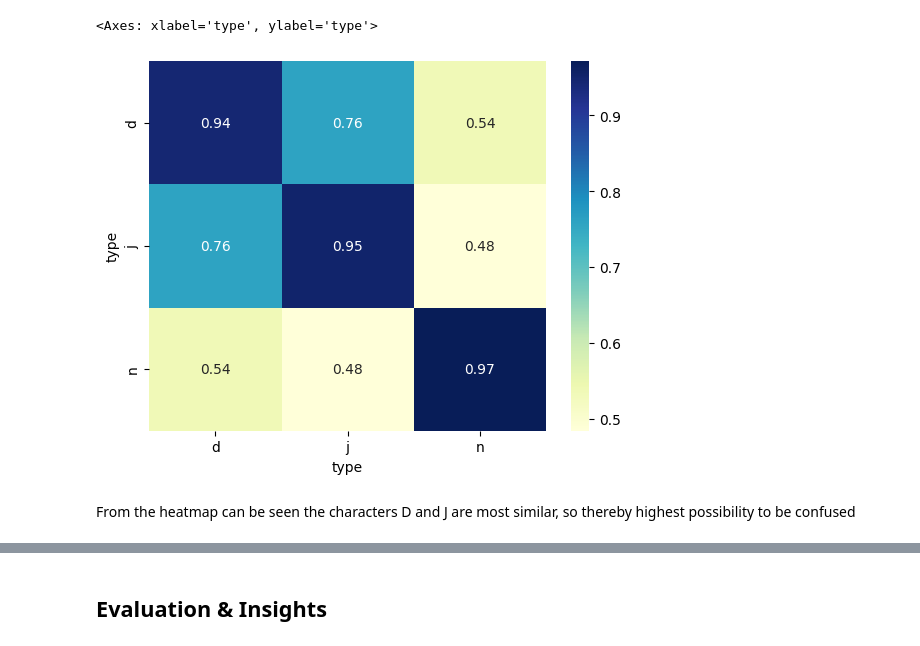
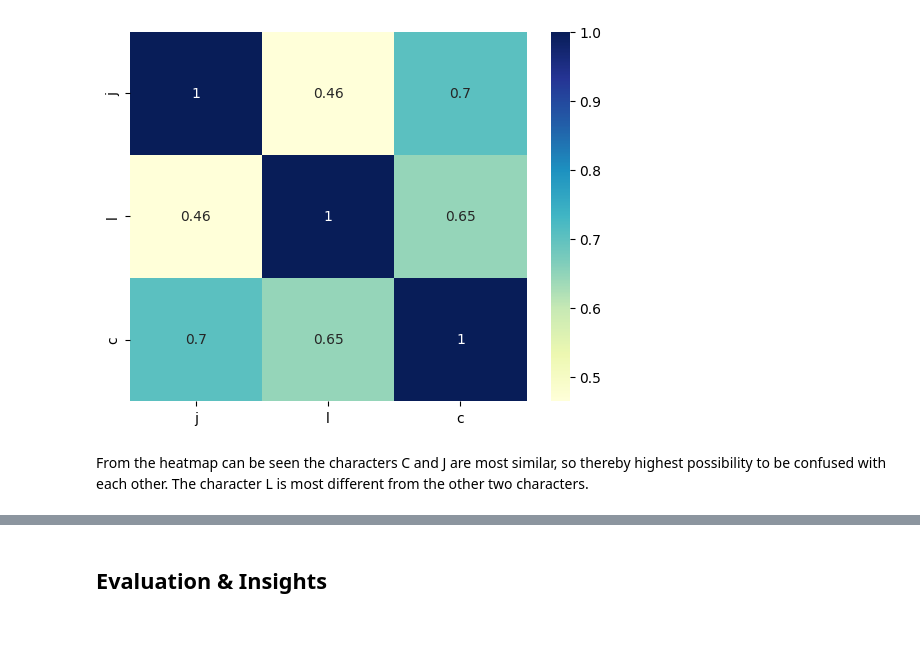
Before and after one commit to Jaden505/UNI-assignments, a Jupyter notebook: SkillsForAI/optical_character_recognition.ipynb, the cells around one changed output, grey strips where cells are left out. Cells and saved outputs as stored; diff of their text form; code cells hidden in the pictures.

Commit message:
everything

```diff
--- a/SkillsForAI/optical_character_recognition.ipynb
+++ b/SkillsForAI/optical_character_recognition.ipynb
@@ -52 +33,26 @@ def make_dropout(vector, drop_prob=0.1):
+# %%
+def make_blurred(character, blur_level=0.2, min_value=0) -> list[int]:
+    blurred_character = []
+    for value in character:
+        if value > 0.5:
+            blurred_character.append(random.uniform(max(min_value, value - blur_level), 1))
+        else:
+            blurred_character.append(value)
+
+    assert len(blurred_character) == GRID_SIZE
+    return blurred_character
+
+def make_noisy(character, noise_level=0.2, max_value=1) -> list[int]:
+    noisy_character = []
+    for value in character:
+        if value < 0.5:
+            noisy_character.append(random.uniform(0, min(value + noise_level, max_value)))
+        else:
+            noisy_character.append(value)
+
+    assert len(noisy_character) == GRID_SIZE
+    return noisy_character
+
+def make_dropout(vector, drop_prob=0.1) -> list[int]:
+    return [v if random.random() > drop_prob else 0 for v in vector]
 # %%
@@ -94,36 +125,51 @@ visualise_character(n_perfect)
 # %%
 def magnitude(c):
     sum_squares = sum([x**2 for x in c])
     return math.sqrt(sum_squares)
 
 def inner_product(x, y):
     return sum([x_i* y_i for x_i, y_i in zip(x, y)])
 
 def cosine_similarity(x, y):
     return inner_product(x, y) / (magnitude(x) * magnitude(y))
 
 def eucladian_distance(x, y):
+    # Not used, but can be swapped with cosine similarity for different results
     return math.sqrt(sum([(x_i - y_i)**2 for x_i, y_i in zip(x, y)]))
 
 def make_correlation_matrix(avg_per_char=False):
     correlations = pd.DataFrame(index=char_vectors['type'], columns=char_vectors['type'])
 
     for i, row_i in char_vectors.iterrows():
         for j, row_j in char_vectors.iterrows():
+            # Compare each vector with every other vector using cosine similarity
             correlations.at[f"{row_i['type']}", f"{row_j['type']}"] = cosine_similarity(row_i['vector'], row_j['vector'])
 
     if avg_per_char:
-        correlations = correlations.groupby(lambda x: x[0]).mean().groupby(lambda x: x[0], axis=1).mean()
+        grouped_types = correlations.groupby(lambda x: x[0]).mean()
+        grouped_letters = grouped_types.groupby(lambda x: x[0], axis=1).mean()
+
+        # keep same order of characters as non-averaged
+        correlations = grouped_letters.reindex(chars, axis=0).reindex(chars, axis=1)
 
     return correlations
 
-correlation_matrix = make_correlation_matrix(avg_per_char=True)
+def make_correlation_matrix_perfect_only():
+    correlations = pd.DataFrame(index=chars, columns=chars)
+
+    for c1 in chars:
+        for c2 in chars:
+            correlations.at[c1, c2] = cosine_similarity(eval(f"{c1}_perfect"), eval(f"{c2}_perfect"))
+    return correlations
+
+# correlation_matrix = make_correlation_matrix(avg_per_char=True)
+correlation_matrix = make_correlation_matrix_perfect_only()
 sns.heatmap(correlation_matrix.astype(float), annot=True, cmap="YlGnBu")
+plt.show()
 # %% [output]
-<Axes: xlabel='type', ylabel='type'>
-[figure, old version]
+[figure, new version]
 # %% [markdown]
-From the heatmap can be seen the characters D and J are most similar, so thereby highest possibility to be confused
+From the heatmap can be seen the characters C and J are most similar, so thereby highest possibility to be confused with each other. The character L is most different from the other two characters.
 # %%
 correlation_matrix = make_correlation_matrix()
 sns.heatmap(correlation_matrix.astype(float), annot=True, cmap="YlGnBu")
```
Also changed, not shown: parts of 12 cells of this notebook, 3 other files.
